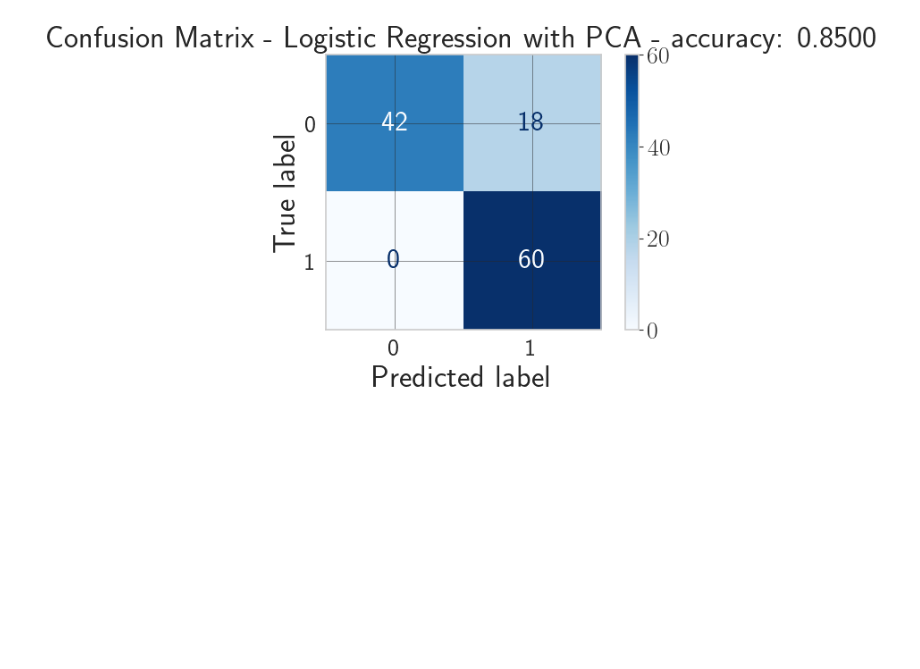
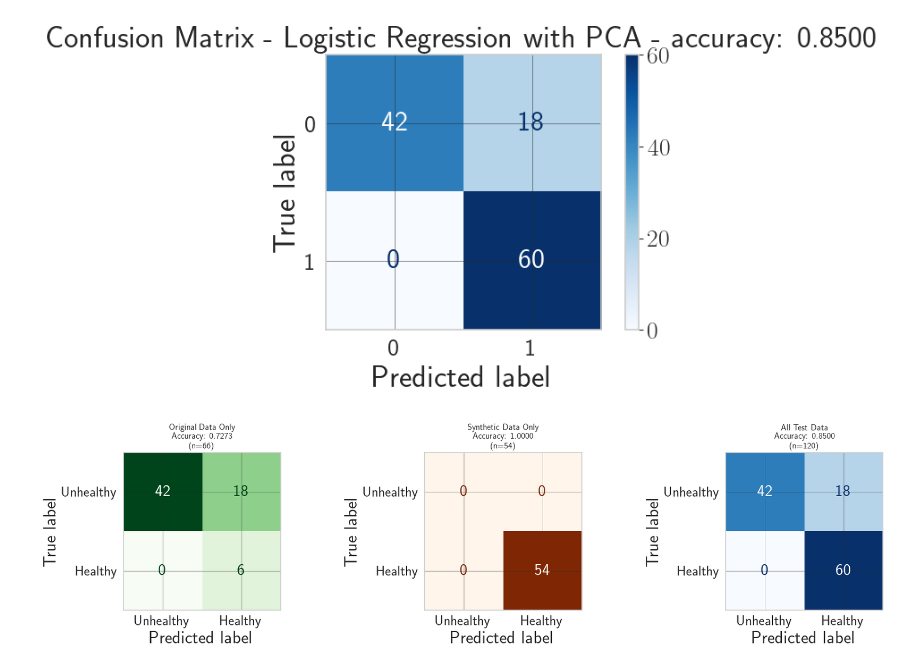
Before and after one commit to RicardoLoperaV/DiPreSi, a Jupyter notebook: Balanceo/Clasification/df11_Class_Balance.ipynb, the cells around one changed output. Cells and saved outputs as stored; diff of their text form; code cells hidden in the pictures; blank space fills up the shorter version.

```diff
--- a/Balanceo/Clasification/df11_Class_Balance.ipynb
+++ b/Balanceo/Clasification/df11_Class_Balance.ipynb
@@ -106,11 +124,18 @@ Original shape: (230, 2151), Balanced shape: (400, 2151)
 # data treatment
 
 # Data preparation for model production
-df_X = df_balanced.drop(columns=['Sana'])
+df_X = df_balanced.drop(columns=['Sana', 'Data_Status'])
 
 X = df_X.values
-
 y = df_balanced['Sana'].values
+data_status = df_balanced['Data_Status'].values  # Keep track of data origin
 
 #split the data into training and testing sets
-X_train, X_test, y_train, y_test = train_test_split(X, y, test_size=0.3, random_state=42, stratify=y)
+X_train, X_test, y_train, y_test, status_train, status_test = train_test_split(
+    X, y, data_status, test_size=0.3, random_state=42, stratify=y
+)
+
+# Print distribution
+print(f"Test set distribution:")
+print(f"Original samples: {sum(status_test == 'Original')}")
+print(f"Balanced samples: {sum(status_test == 'Balanced')}")
@@ -188,3 +217,68 @@ plt.tight_layout()
 plt.show()
 # %% [output]
 [figure]
+# %%
+# Detailed analysis of predictions by data origin
+import matplotlib.pyplot as plt
+from matplotlib.gridspec import GridSpec
+
+# Separate predictions by data origin
+original_mask = status_test == 'Original'
+balanced_mask = status_test == 'Balanced'
+
+# Calculate metrics for original data
+y_test_original = y_test[original_mask]
+y_pred_original = y_pred_best[original_mask]
+
+# Calculate metrics for balanced data
+y_test_balanced = y_test[balanced_mask]
+y_pred_balanced = y_pred_best[balanced_mask]
+
+# Create confusion matrices
+cm_original = confusion_matrix(y_test_original, y_pred_original)
+cm_balanced = confusion_matrix(y_test_balanced, y_pred_balanced)
+cm_total = confusion_matrix(y_test, y_pred_best)
+
+# Calculate accuracies
+acc_original = accuracy_score(y_test_original, y_pred_original)
+acc_balanced = accuracy_score(y_test_balanced, y_pred_balanced)
+acc_total = accuracy_score(y_test, y_pred_best)
+
+# Create figure with subplots
+fig = plt.figure(figsize=(18, 5))
+gs = GridSpec(1, 3, figure=fig)
+
+# Plot 1: Original data confusion matrix
+ax1 = fig.add_subplot(gs[0, 0])
+disp1 = ConfusionMatrixDisplay(confusion_matrix=cm_original, display_labels=['Unhealthy', 'Healthy'])
+disp1.plot(cmap='Greens', ax=ax1, colorbar=False)
+ax1.set_title(f'Original Data Only\nAccuracy: {acc_original:.4f}\n(n={sum(original_mask)})', fontsize=12)
+
+# Plot 2: Balanced (synthetic) data confusion matrix
+ax2 = fig.add_subplot(gs[0, 1])
+# Check if we have both classes in the confusion matrix
+if cm_balanced.shape == (1, 1):
+	# Only one class present, create a 2x2 matrix with zeros for missing class
+	cm_balanced_full = np.zeros((2, 2), dtype=int)
+	# Determine which class is present based on the test labels
+	present_class = int(y_test_balanced[0])  # All synthetic samples are the same class
+	if present_class == 1:
+		cm_balanced_full[1, 1] = cm_balanced[0, 0]  # All correctly classified as class 1
+	else:
+		cm_balanced_full[0, 0] = cm_balanced[0, 0]  # All correctly classified as class 0
+	disp2 = ConfusionMatrixDisplay(confusion_matrix=cm_balanced_full, display_labels=['Unhealthy', 'Healthy'])
+else:
+	disp2 = ConfusionMatrixDisplay(confusion_matrix=cm_balanced, display_labels=['Unhealthy', 'Healthy'])
+disp2.plot(cmap='Oranges', ax=ax2, colorbar=False)
+ax2.set_title(f'Synthetic Data Only\nAccuracy: {acc_balanced:.4f}\n(n={sum(balanced_mask)})', fontsize=12)
+
+# Plot 3: Total confusion matrix
+ax3 = fig.add_subplot(gs[0, 2])
+disp3 = ConfusionMatrixDisplay(confusion_matrix=cm_total, display_labels=['Unhealthy', 'Healthy'])
+disp3.plot(cmap='Blues', ax=ax3, colorbar=False)
+ax3.set_title(f'All Test Data\nAccuracy: {acc_total:.4f}\n(n={len(y_test)})', fontsize=12)
+
+plt.tight_layout()
+plt.show()
+# %% [output]
+[figure, added]
```
Also changed, not shown: parts of 2 cells of this notebook, 14 other files.
